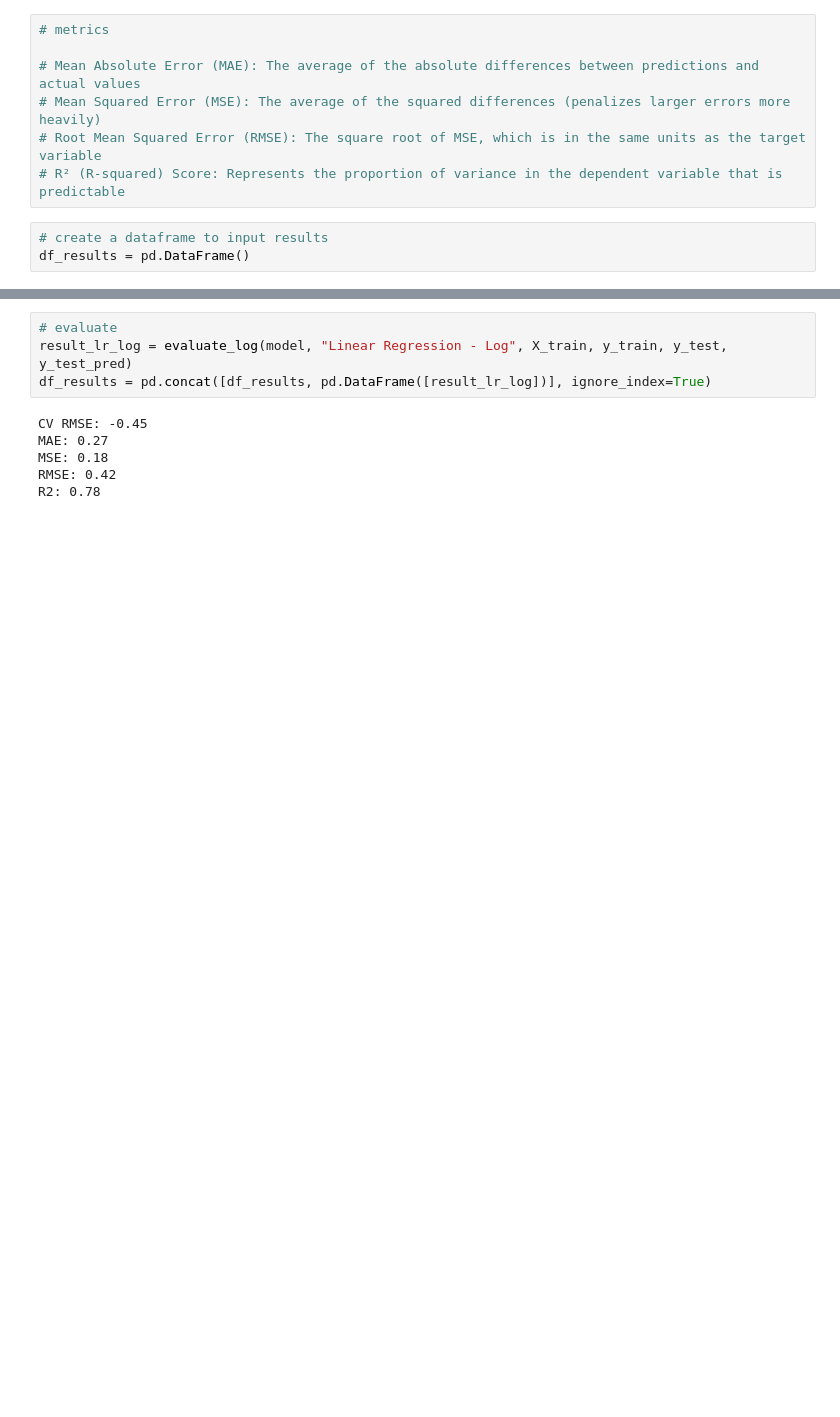
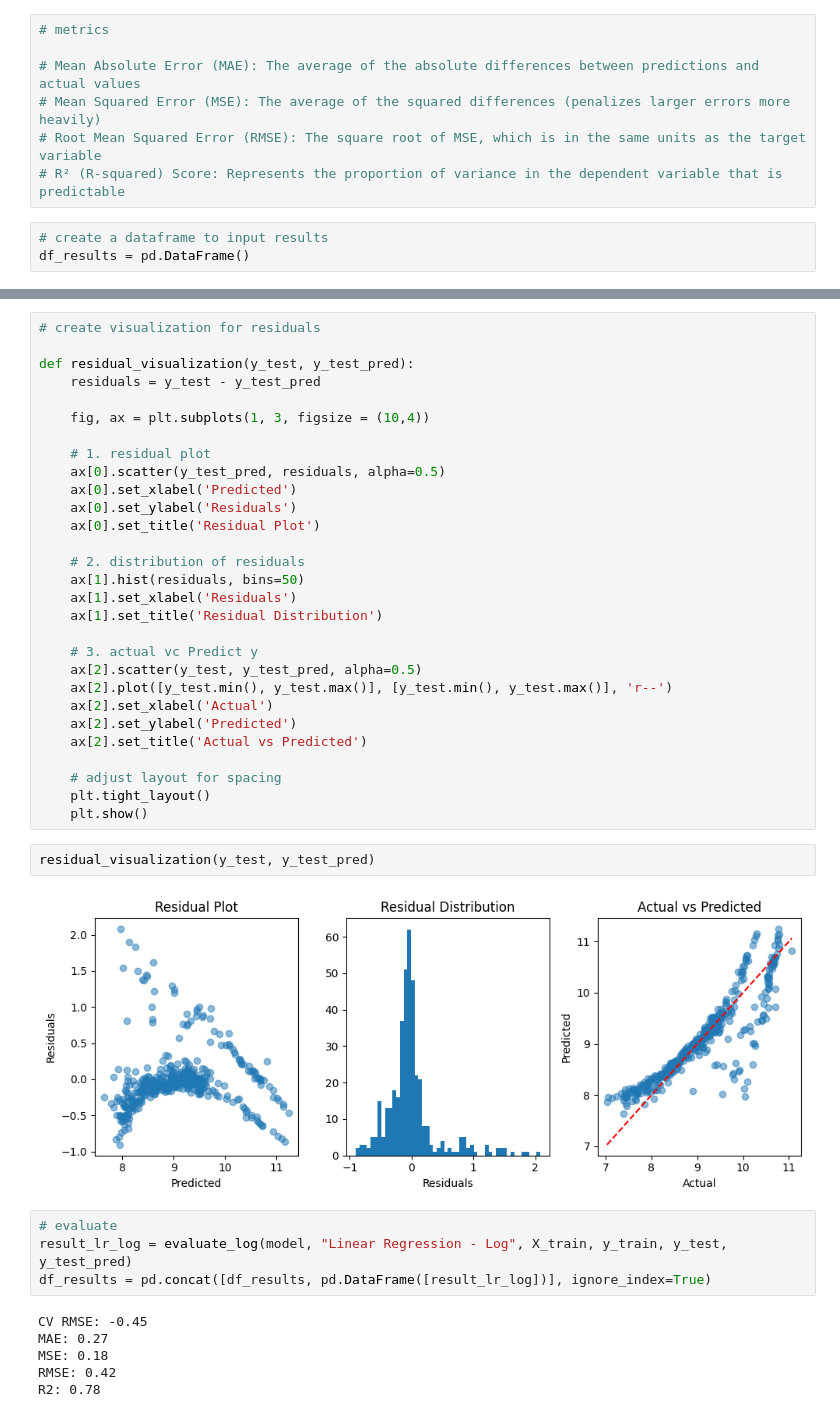
Before and after one commit to nh-adorie/adorie-data-projects, a Jupyter notebook: medical-cost-personal/notebook.ipynb, the cells around one changed output, grey strips where cells are left out. Cells and saved outputs as stored; diff of their text form; blank space fills up the shorter version.

```diff
--- a/medical-cost-personal/notebook.ipynb
+++ b/medical-cost-personal/notebook.ipynb
@@ -255,6 +258,39 @@ def evaluate_log(model, model_name, X_train, y_train, y_test, y_test_pred):
     }
 
     return results
+# %%
+# create visualization for residuals
+
+def residual_visualization(y_test, y_test_pred):
+    residuals = y_test - y_test_pred
+
+    fig, ax = plt.subplots(1, 3, figsize = (10,4))
+
+    # 1. residual plot
+    ax[0].scatter(y_test_pred, residuals, alpha=0.5)
+    ax[0].set_xlabel('Predicted')
+    ax[0].set_ylabel('Residuals')
+    ax[0].set_title('Residual Plot')
+
+    # 2. distribution of residuals
+    ax[1].hist(residuals, bins=50)
+    ax[1].set_xlabel('Residuals')
+    ax[1].set_title('Residual Distribution')
+
+    # 3. actual vc Predict y
+    ax[2].scatter(y_test, y_test_pred, alpha=0.5)
+    ax[2].plot([y_test.min(), y_test.max()], [y_test.min(), y_test.max()], 'r--')
+    ax[2].set_xlabel('Actual')
+    ax[2].set_ylabel('Predicted')
+    ax[2].set_title('Actual vs Predicted')
+
+    # adjust layout for spacing
+    plt.tight_layout()
+    plt.show()
+# %%
+residual_visualization(y_test, y_test_pred)
+# %% [output]
+[figure, added]
 # %%
 # evaluate
 result_lr_log = evaluate_log(model, "Linear Regression - Log", X_train, y_train, y_test, y_test_pred)
```
Also changed, not shown: parts of 18 cells of this notebook.
